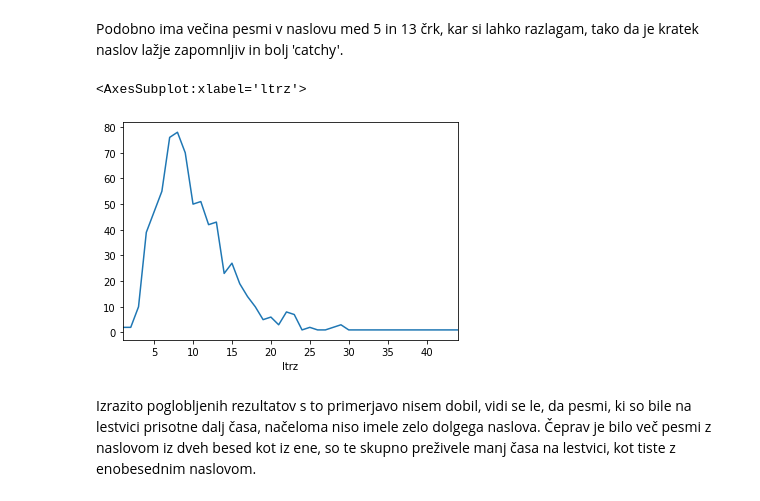
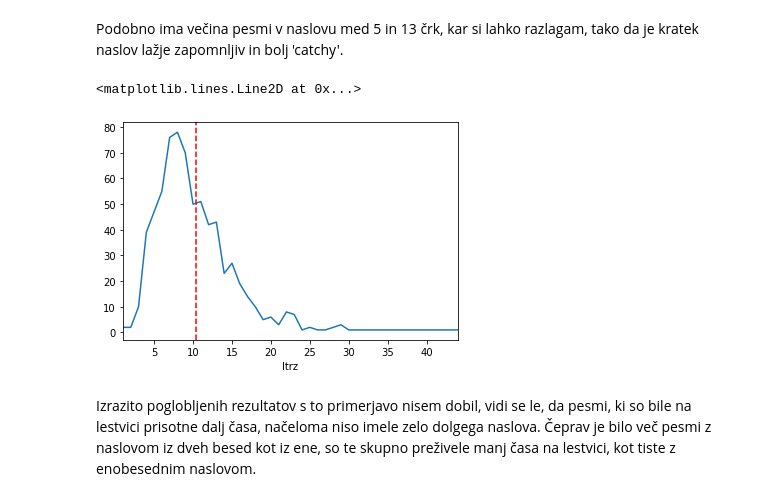
Before and after one commit to Jenzopls/Billboard, a Jupyter notebook: Analiza podatkov - Billboard 2018.ipynb, the cells around one changed output. Cells and saved outputs as stored; diff of their text form; code cells hidden in the pictures.

```diff
--- a/Analiza podatkov - Billboard 2018.ipynb
+++ b/Analiza podatkov - Billboard 2018.ipynb
@@ -71,10 +73,11 @@ pesmi.groupby('wrdz').size().plot()
 # %% [markdown]
 Podobno ima večina pesmi v naslovu med 5 in 13 črk, kar si lahko razlagam, tako da je kratek naslov lažje zapomnljiv in bolj 'catchy'.
-# %%
-pesmi.groupby('ltrz').size().plot()
-# %% [output]
-<AxesSubplot:xlabel='ltrz'>
-[figure, removed]
+# %%
+povp_st_crk = pesmi.mean().ltrz
+pesmi.groupby('ltrz').size().plot().axvline(x=povp_st_crk,color='red',linestyle='--')
+# %% [output]
+<matplotlib.lines.Line2D at 0x...>
+[figure, added]
 # %% [markdown]
 Izrazito poglobljenih rezultatov s to primerjavo nisem dobil, vidi se le, da pesmi, ki so bile na lestvici prisotne dalj časa, načeloma niso imele zelo dolgega naslova. Čeprav je bilo več pesmi z naslovom iz dveh besed kot iz ene, so te skupno preživele manj časa na lestvici, kot tiste z enobesednim naslovom.
 # %%
```
Also changed, not shown: parts of 2 cells of this notebook.
